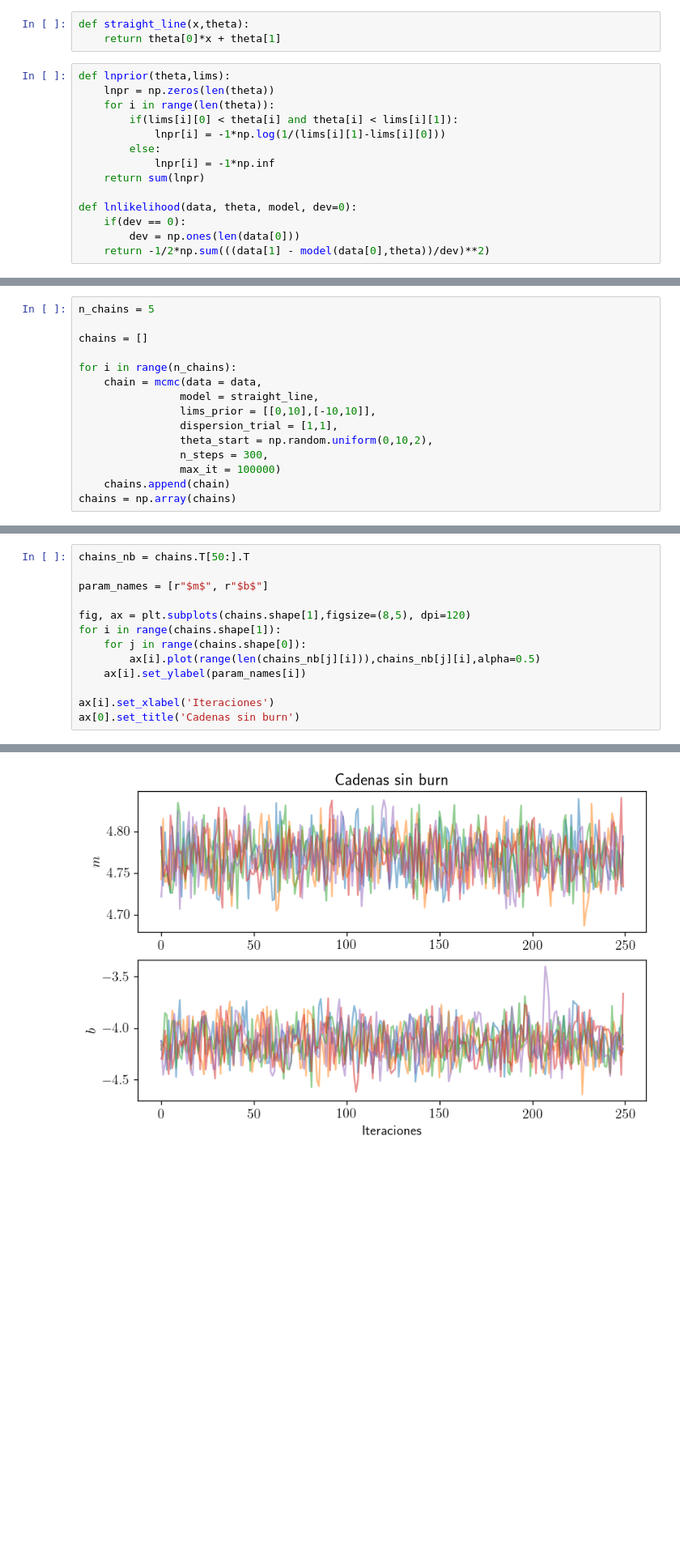
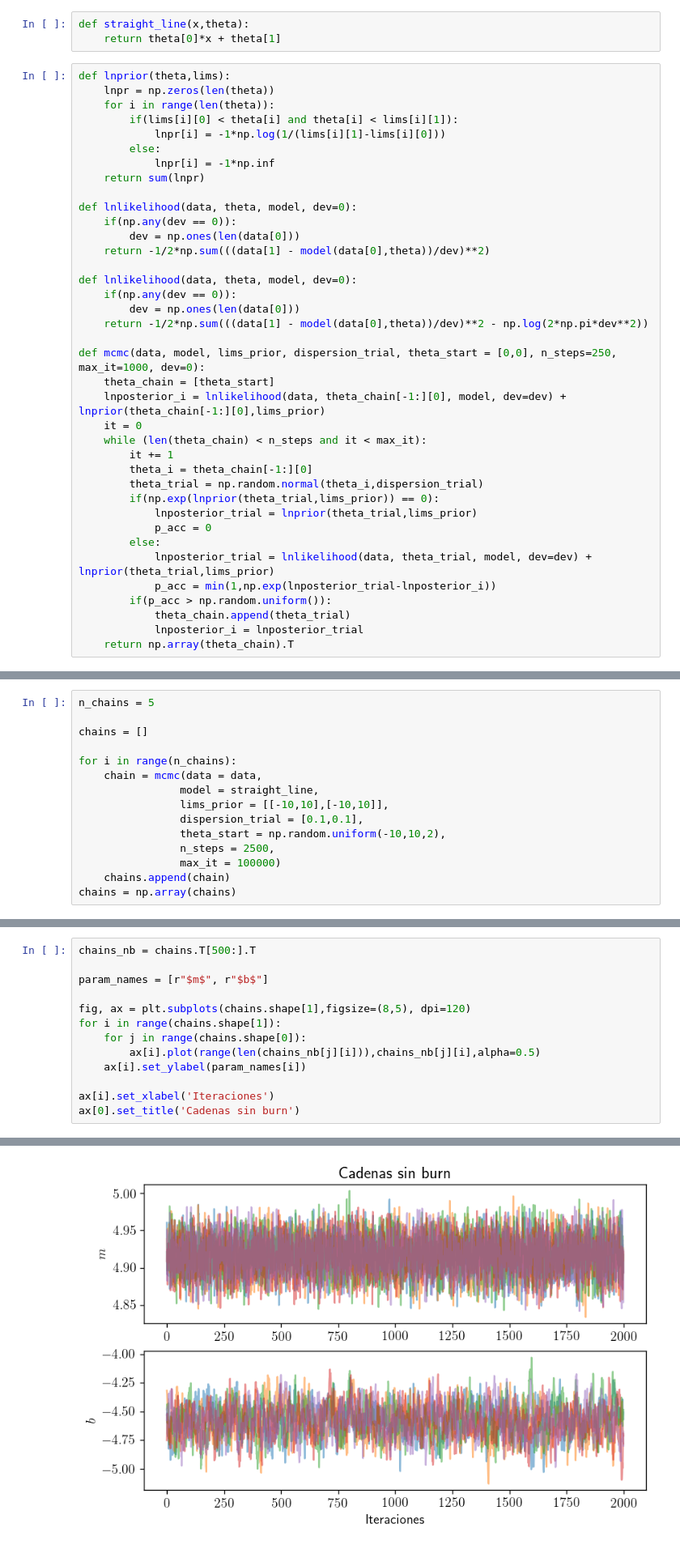
Before and after one commit to ChavezUriel/CosmoProj3, a Jupyter notebook: Straight_Line_Fit.ipynb, the cells around one changed output, grey strips where cells are left out. Shown at 81% size. Saved outputs shown, nothing was run; the diff lists cells and outputs as text; blank space fills up the shorter version.

```diff
--- a/Straight_Line_Fit.ipynb
+++ b/Straight_Line_Fit.ipynb
@@ -21,6 +21,30 @@ def lnprior(theta,lims):
     return sum(lnpr)
 
 def lnlikelihood(data, theta, model, dev=0):
-    if(dev == 0):
+    if(np.any(dev == 0)):
         dev = np.ones(len(data[0]))
     return -1/2*np.sum(((data[1] - model(data[0],theta))/dev)**2)
+
+def lnlikelihood(data, theta, model, dev=0):
+    if(np.any(dev == 0)):
+        dev = np.ones(len(data[0]))
+    return -1/2*np.sum(((data[1] - model(data[0],theta))/dev)**2 - np.log(2*np.pi*dev**2))
+
+def mcmc(data, model, lims_prior, dispersion_trial, theta_start = [0,0], n_steps=250, max_it=1000, dev=0):
+    theta_chain = [theta_start]
+    lnposterior_i = lnlikelihood(data, theta_chain[-1:][0], model, dev=dev) + lnprior(theta_chain[-1:][0],lims_prior)
+    it = 0
+    while (len(theta_chain) < n_steps and it < max_it):
+        it += 1
+        theta_i = theta_chain[-1:][0]
+        theta_trial = np.random.normal(theta_i,dispersion_trial)
+        if(np.exp(lnprior(theta_trial,lims_prior)) == 0):
+            lnposterior_trial = lnprior(theta_trial,lims_prior)
+            p_acc = 0
+        else:
+            lnposterior_trial = lnlikelihood(data, theta_trial, model, dev=dev) + lnprior(theta_trial,lims_prior)
+            p_acc = min(1,np.exp(lnposterior_trial-lnposterior_i))
+        if(p_acc > np.random.uniform()):
+            theta_chain.append(theta_trial)
+            lnposterior_i = lnposterior_trial
+    return np.array(theta_chain).T
@@ -59,10 +72,10 @@ chains = []
 for i in range(n_chains):
     chain = mcmc(data = data,
                 model = straight_line,
-                lims_prior = [[0,10],[-10,10]],
-                dispersion_trial = [1,1],
-                theta_start = np.random.uniform(0,10,2),
-                n_steps = 300,
+                lims_prior = [[-10,10],[-10,10]],
+                dispersion_trial = [0.1,0.1],
+                theta_start = np.random.uniform(-10,10,2),
+                n_steps = 2500,
                 max_it = 100000)
     chains.append(chain)
 chains = np.array(chains)
@@ -93,19 +106,19 @@ Text(0.5, 1.0, 'Cadenas')
 # %%
-chains_nb = chains.T[50:].T
+chains_nb = chains.T[500:].T
 
 param_names = [r"$m$", r"$b$"]
 
 fig, ax = plt.subplots(chains.shape[1],figsize=(8,5), dpi=120)
 for i in range(chains.shape[1]):
     for j in range(chains.shape[0]):
         ax[i].plot(range(len(chains_nb[j][i])),chains_nb[j][i],alpha=0.5)
     ax[i].set_ylabel(param_names[i])
 
 ax[i].set_xlabel('Iteraciones')
 ax[0].set_title('Cadenas sin burn')
 # %% [output]
 Text(0.5, 1.0, 'Cadenas sin burn')
-[figure, old version]
+[figure, new version]
 # %%
 chains_concat = np.array([0,0])
 for i in range(len(chains_nb)):
```
Also changed, not shown: parts of 7 cells of this notebook, 1 other file.
